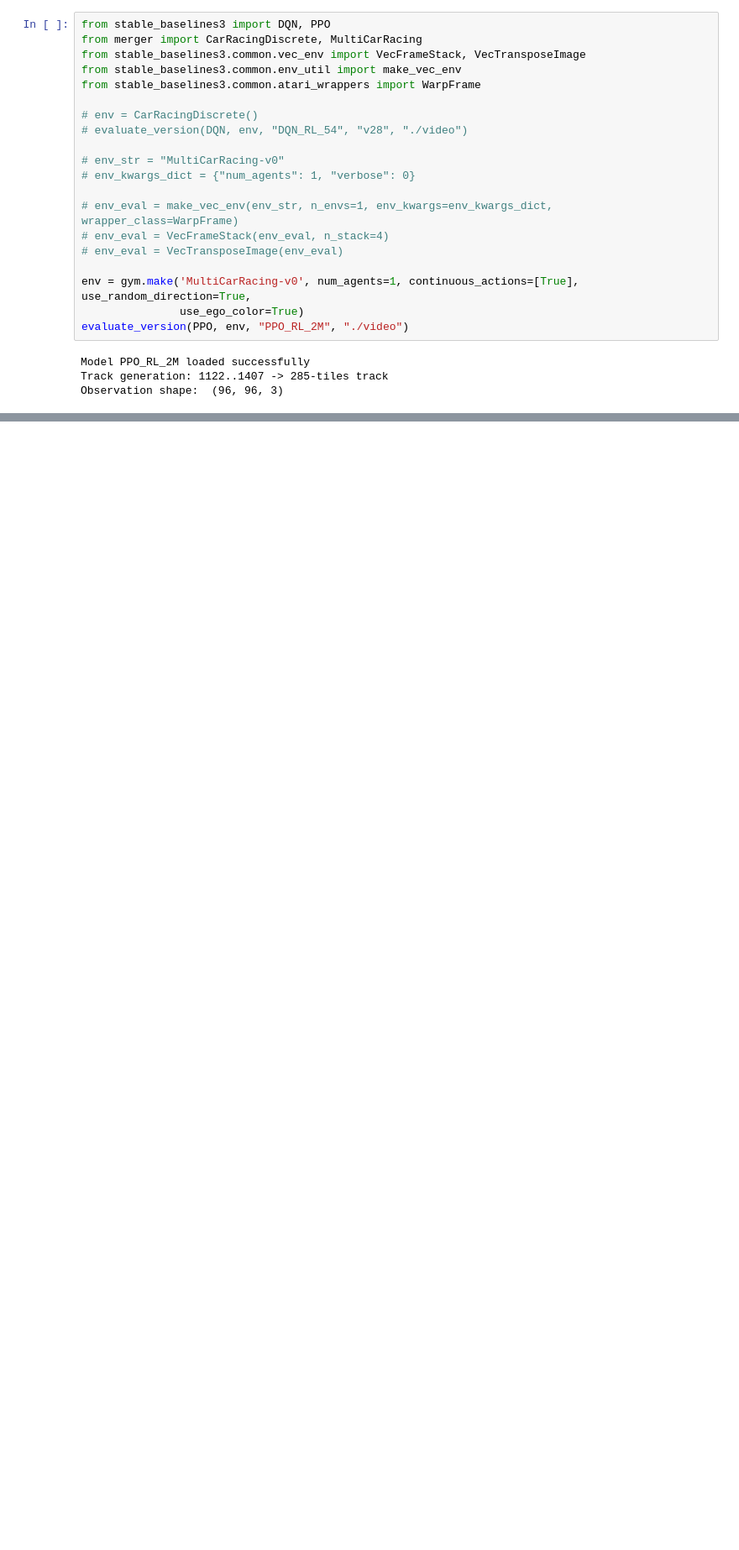
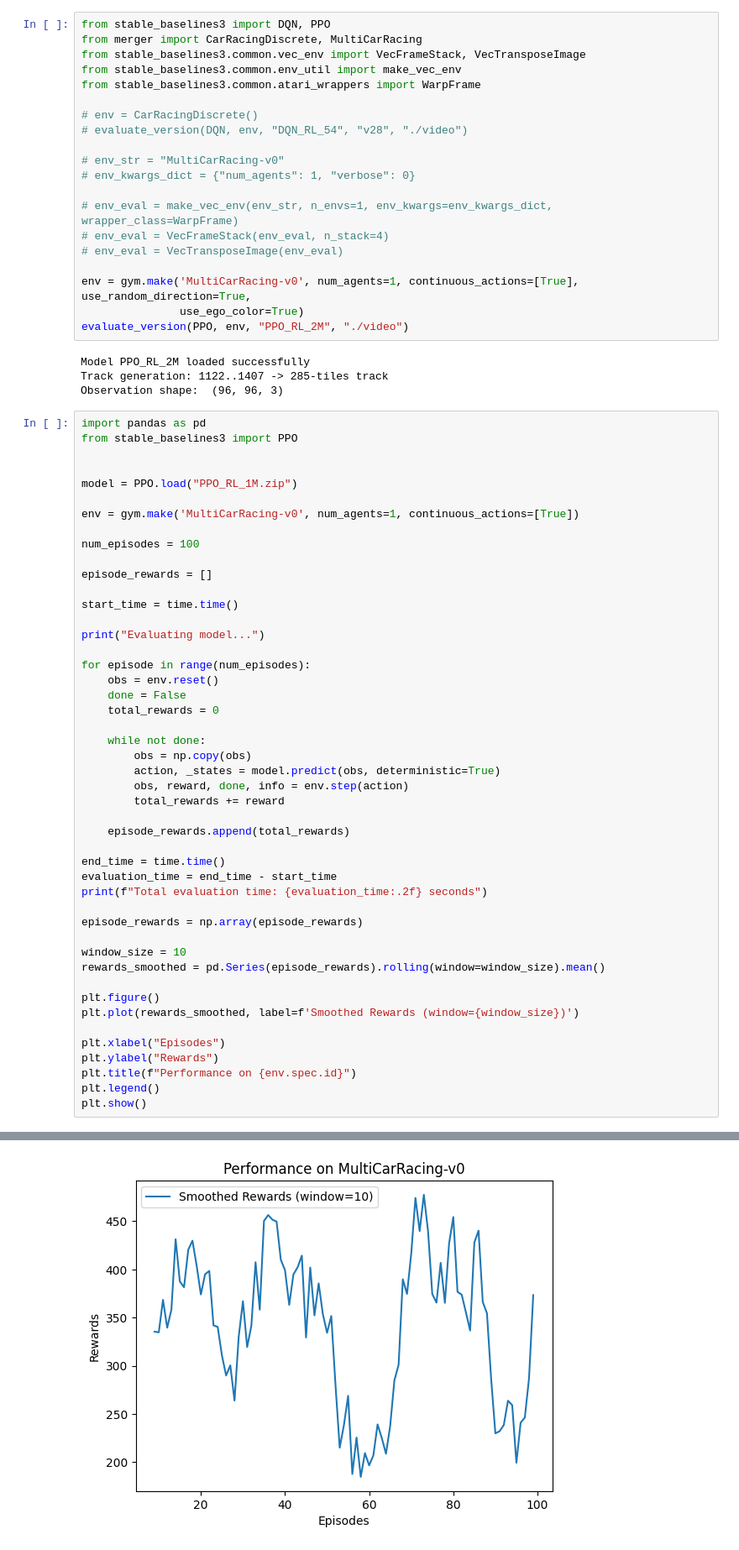
Before and after one commit to JohnnyKoshev/rl-carracing, a Jupyter notebook: ppo.ipynb, the cells around one changed output, grey strips where cells are left out. Shown at 84% size. Cells and saved outputs as stored; diff of their text form; blank space fills up the shorter version.

```diff
--- a/ppo.ipynb
+++ b/ppo.ipynb
@@ -264,3 +264,51 @@ evaluate_version(PPO, env, "PPO_RL_2M", "./video")
 Model PPO_RL_2M loaded successfully
 Track generation: 1122..1407 -> 285-tiles track
 Observation shape:  (96, 96, 3)
+# %%
+import pandas as pd
+from stable_baselines3 import PPO
+
+
+model = PPO.load("PPO_RL_1M.zip")
+
+env = gym.make('MultiCarRacing-v0', num_agents=1, continuous_actions=[True])
+
+num_episodes = 100
+
+episode_rewards = []
+
+start_time = time.time()
+
+print("Evaluating model...")
+
+for episode in range(num_episodes):
+    obs = env.reset()
+    done = False
+    total_rewards = 0
+
+    while not done:
+        obs = np.copy(obs)
+        action, _states = model.predict(obs, deterministic=True)
+        obs, reward, done, info = env.step(action)
+        total_rewards += reward
+
+    episode_rewards.append(total_rewards)
+
+end_time = time.time()
+evaluation_time = end_time - start_time
+print(f"Total evaluation time: {evaluation_time:.2f} seconds")
+
+episode_rewards = np.array(episode_rewards)
+
+window_size = 10
+rewards_smoothed = pd.Series(episode_rewards).rolling(window=window_size).mean()
+
+plt.figure()
+plt.plot(rewards_smoothed, label=f'Smoothed Rewards (window={window_size})')
+
+plt.xlabel("Episodes")
+plt.ylabel("Rewards")
+plt.title(f"Performance on {env.spec.id}")
+plt.legend()
+plt.show()
+# %% [output]
@@ -266,0 +332 @@ Observation shape:  (96, 96, 3)
+[figure, added]
```
Also changed, not shown: parts of 1 cell of this notebook, 2 other files.
